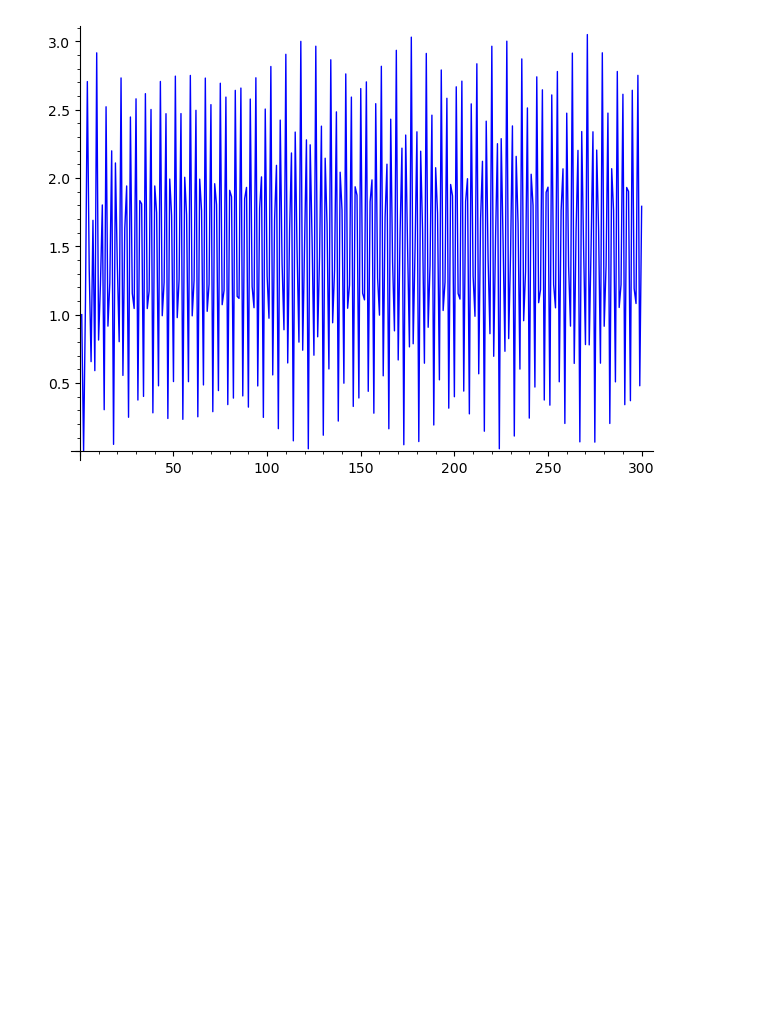
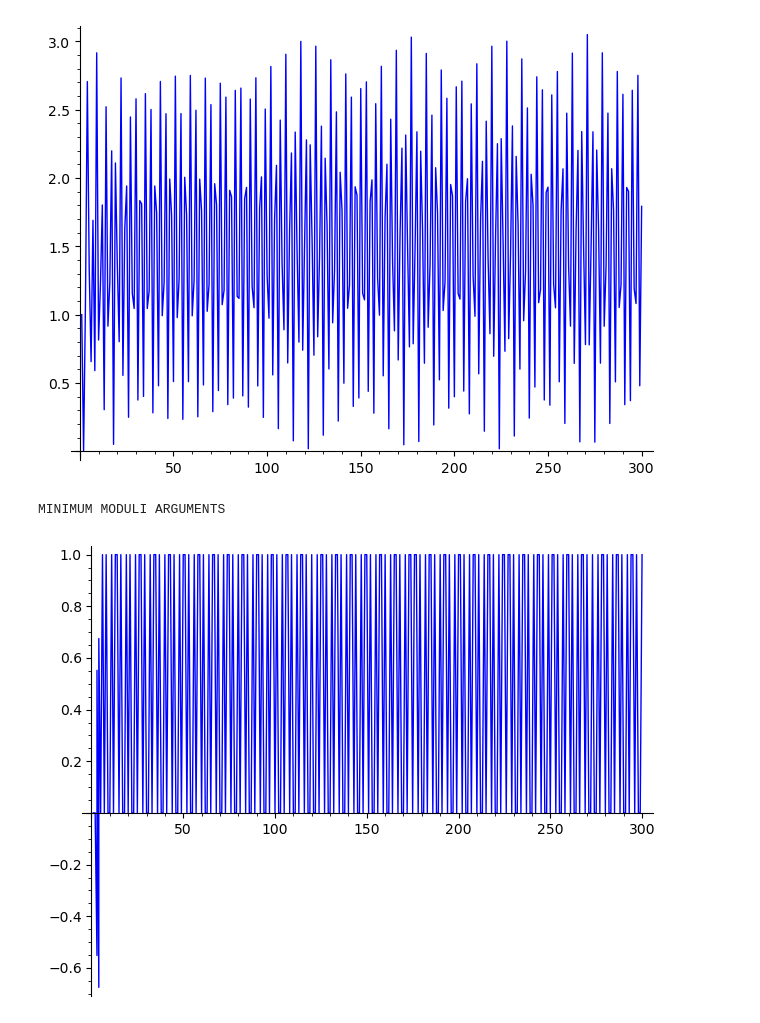
Before and after one commit to barry314159a/tau_properties, a Jupyter notebook: curve 11a1 indexed h(n)=a(p_n+1)14mar26.ipynb, the cells around one changed output. Drawn from its saved outputs; the diff is of its cells as text; code cells hidden in the pictures; blank space fills up the shorter version.

```diff
--- a/curve 11a1 indexed h(n)=a(p_n+1)14mar26.ipynb
+++ b/curve 11a1 indexed h(n)=a(p_n+1)14mar26.ipynb
@@ -260,3 +260,37 @@ with open('/Users/barrybrent/data2/run14mar26no75.txt', 'wb') as wfile:
 300
 MINIMUM MODULI
 [figure]
+# %%
+import pickle
+
+with open('/Users/barrybrent/data2/run14mar26no73.txt', 'rb') as rfile:
+    roots_list = pickle.load(rfile)
+
+with open('/Users/barrybrent/data2/run14mar26no75.txt', 'rb') as rfile:
+    mins_list = pickle.load(rfile)
+
+args_list=[]
+for roots_pair in roots_list:
+
+    n=roots_pair[0]
+    roots=roots_pair[1]
+
+    for mins_pair in mins_list:
+        if mins_pair[0]==n:
+            minn=mins_pair[1]
+
+    for root in roots:
+        if abs(root)==minn:
+            theta=root.arg()
+            args_list.append((n,theta/pi))
+
+with open('/Users/barrybrent/data2/run20mar26no20_2.txt', 'wb') as wfile:
+    pickle.dump(args_list, wfile) #output snipped
+
+
+p = list_plot(args_list, plotjoined=True, axes_labels=['', ''])
+print("MINIMUM MODULI ARGUMENTS")
+p.show()
+# %% [output]
+MINIMUM MODULI ARGUMENTS
+[figure, added]
```
Also changed, not shown: 19 other files.
